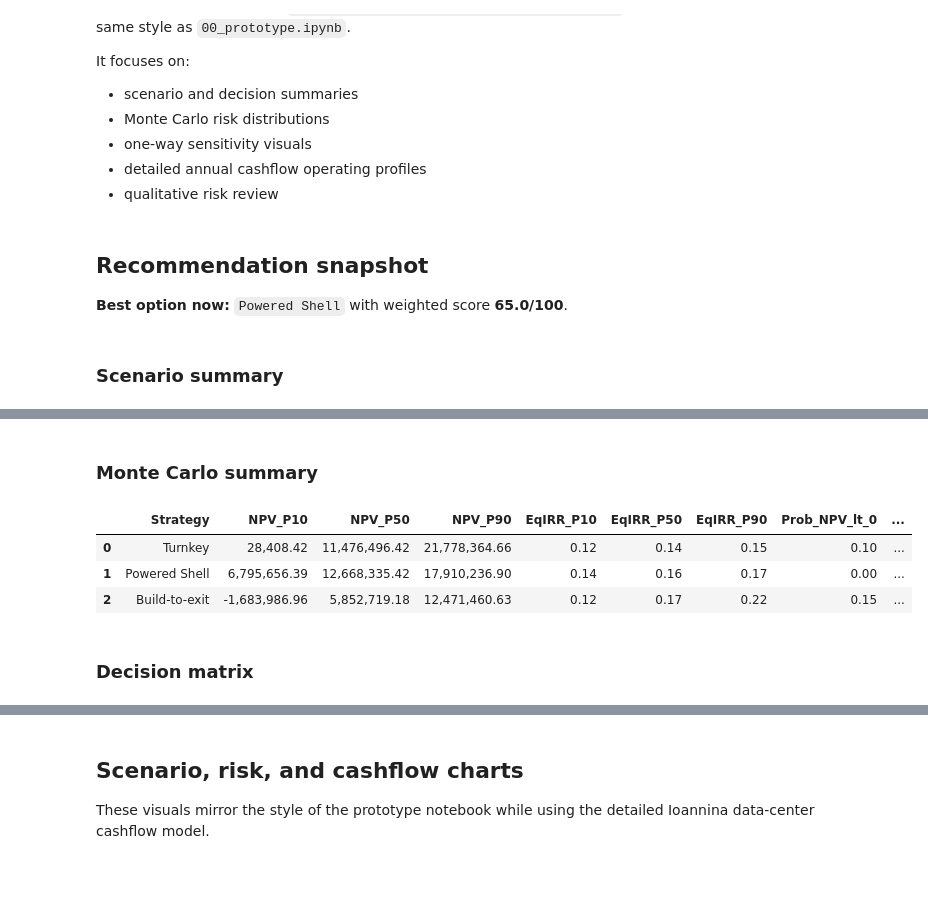
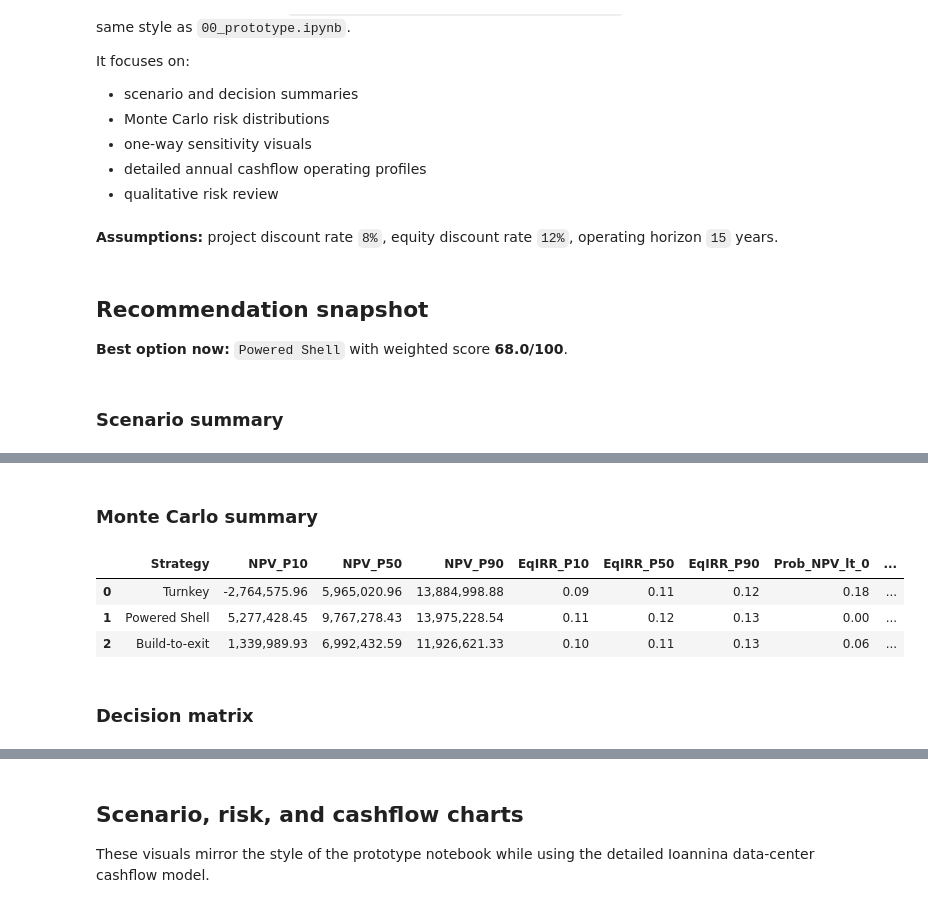
Before and after one commit to steliosvliaros/monte_carlo_hydroponic_strawberry, a Jupyter notebook: notebooks/02_ioannina_detailed_cashflows_analysis.ipynb, the cells around one changed output, grey strips where cells are left out. Drawn from its saved outputs; the diff is of its cells as text; code cells hidden in the pictures; blank space fills up the shorter version.

```diff
--- a/notebooks/02_ioannina_detailed_cashflows_analysis.ipynb
+++ b/notebooks/02_ioannina_detailed_cashflows_analysis.ipynb
@@ -34,8 +34,21 @@ sns.set_theme(style='whitegrid', context='talk')
 plt.rcParams['figure.figsize'] = (12, 6)
 pd.options.display.float_format = lambda x: f'{x:,.2f}'
 
-ga = dc.GlobalAssumptions(iterations=2000, random_seed=42)
+PROJECT_DISCOUNT_RATE = 0.08
+EQUITY_DISCOUNT_RATE = 0.12
+OPERATING_YEARS = 15
+
+ga = dc.GlobalAssumptions(
+    discount_rate_project=PROJECT_DISCOUNT_RATE,
+    discount_rate_equity=EQUITY_DISCOUNT_RATE,
+    iterations=2000,
+    random_seed=42,
+)
 strategies = dc.make_strategies()
+for strategy in strategies.values():
+    strategy.op_years = OPERATING_YEARS
+    if strategy.sale_year_index is not None:
+        strategy.sale_year_index = OPERATING_YEARS
 scenarios = dc.make_scenarios()
 
 summary_rows = []
@@ -72,6 +85,11 @@ decision_df = pd.DataFrame(decision_rows).sort_values('Weighted_Score_100', asce
 strategy_order = decision_df['Strategy'].tolist()
 best = decision_df.iloc[0]
 
+display(Markdown(
+    f"**Assumptions:** project discount rate `{ga.discount_rate_project:.0%}`, "
+    f"equity discount rate `{ga.discount_rate_equity:.0%}`, "
+    f"operating horizon `{OPERATING_YEARS}` years."
+))
 display(Markdown(f"## Recommendation snapshot\n**Best option now:** `{best['Strategy']}` with weighted score **{best['Weighted_Score_100']:.1f}/100**."))
 display(Markdown('### Scenario summary'))
 display(scenario_df)
@@ -80,7 +98,8 @@ display(mc_summary_df)
 display(Markdown('### Decision matrix'))
 display(decision_df)
 # %% [output]
-## Recommendation snapshot
-**Best option now:** `Powered Shell` with weighted score **65.0/100**.
+**Assumptions:** project discount rate `8%`, equity discount rate `12%`, operating horizon `15` years.
-### Scenario summary
+## Recommendation snapshot
+**Best option now:** `Powered Shell` with weighted score **68.0/100**.
+### Scenario summary
 |  | Strategy | Scenario | TDC_EUR | Rent_EUR_per_kW_month | Exit_Yield | Project_NPV_9pct | Equity_NPV_13pct | ... |
@@ -96,7 +115,7 @@ display(decision_df)
-### Monte Carlo summary
+### Monte Carlo summary
 |  | Strategy | NPV_P10 | NPV_P50 | NPV_P90 | EqIRR_P10 | EqIRR_P50 | EqIRR_P90 | Prob_NPV_lt_0 | ... |
-| 0 | Turnkey | 28,408.42 | 11,476,496.42 | 21,778,364.66 | 0.12 | 0.14 | 0.15 | 0.10 | ... |
-| 1 | Powered Shell | 6,795,656.39 | 12,668,335.42 | 17,910,236.90 | 0.14 | 0.16 | 0.17 | 0.00 | ... |
-| 2 | Build-to-exit | -1,683,986.96 | 5,852,719.18 | 12,471,460.63 | 0.12 | 0.17 | 0.22 | 0.15 | ... |
+| 0 | Turnkey | -2,764,575.96 | 5,965,020.96 | 13,884,998.88 | 0.09 | 0.11 | 0.12 | 0.18 | ... |
+| 1 | Powered Shell | 5,277,428.45 | 9,767,278.43 | 13,975,228.54 | 0.11 | 0.12 | 0.13 | 0.00 | ... |
+| 2 | Build-to-exit | 1,339,989.93 | 6,992,432.59 | 11,926,621.33 | 0.10 | 0.11 | 0.13 | 0.06 | ... |
-### Decision matrix
+### Decision matrix
 |  | Strategy | Weighted_Score_100 | score_risk_adjusted_return | score_downside_resilience | score_absolute_upside | ... |
```
Also changed, not shown: parts of 4 cells of this notebook.
